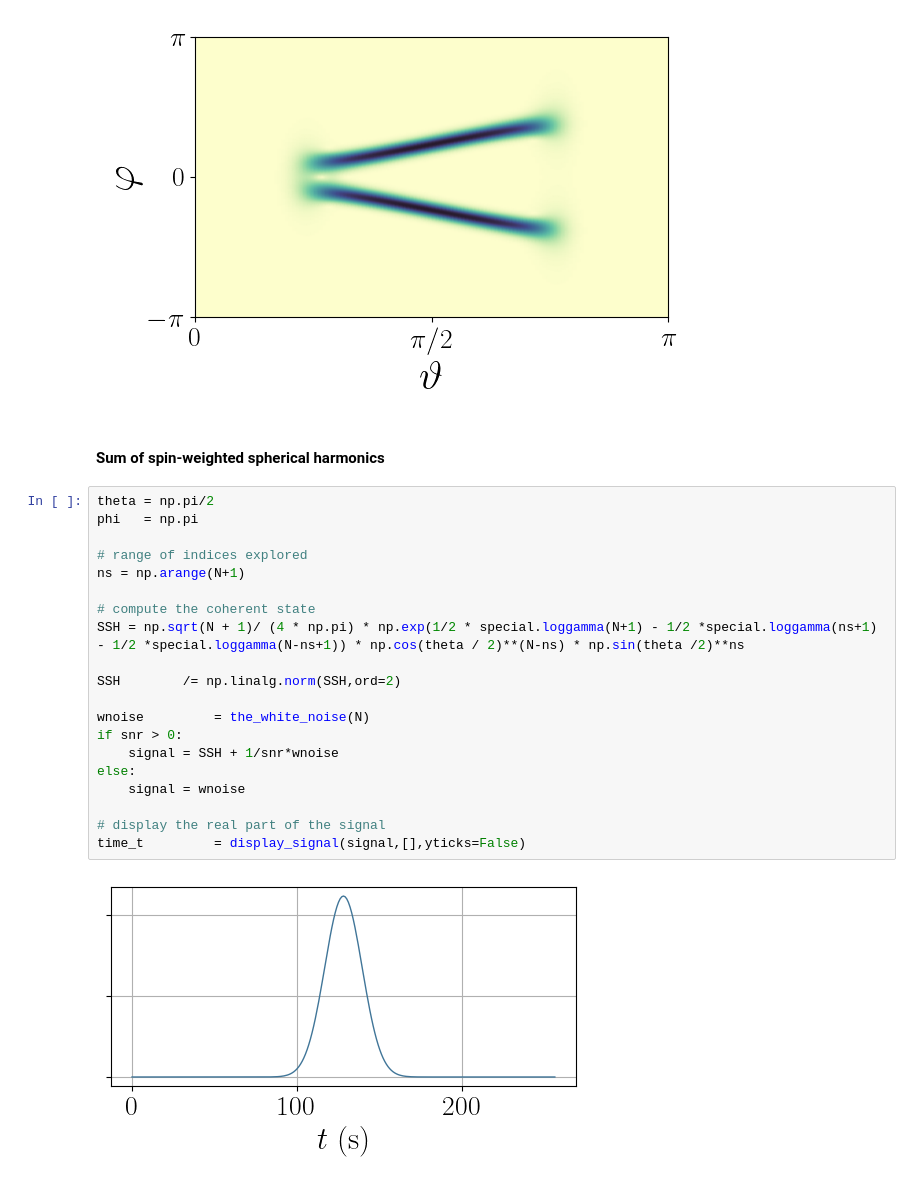
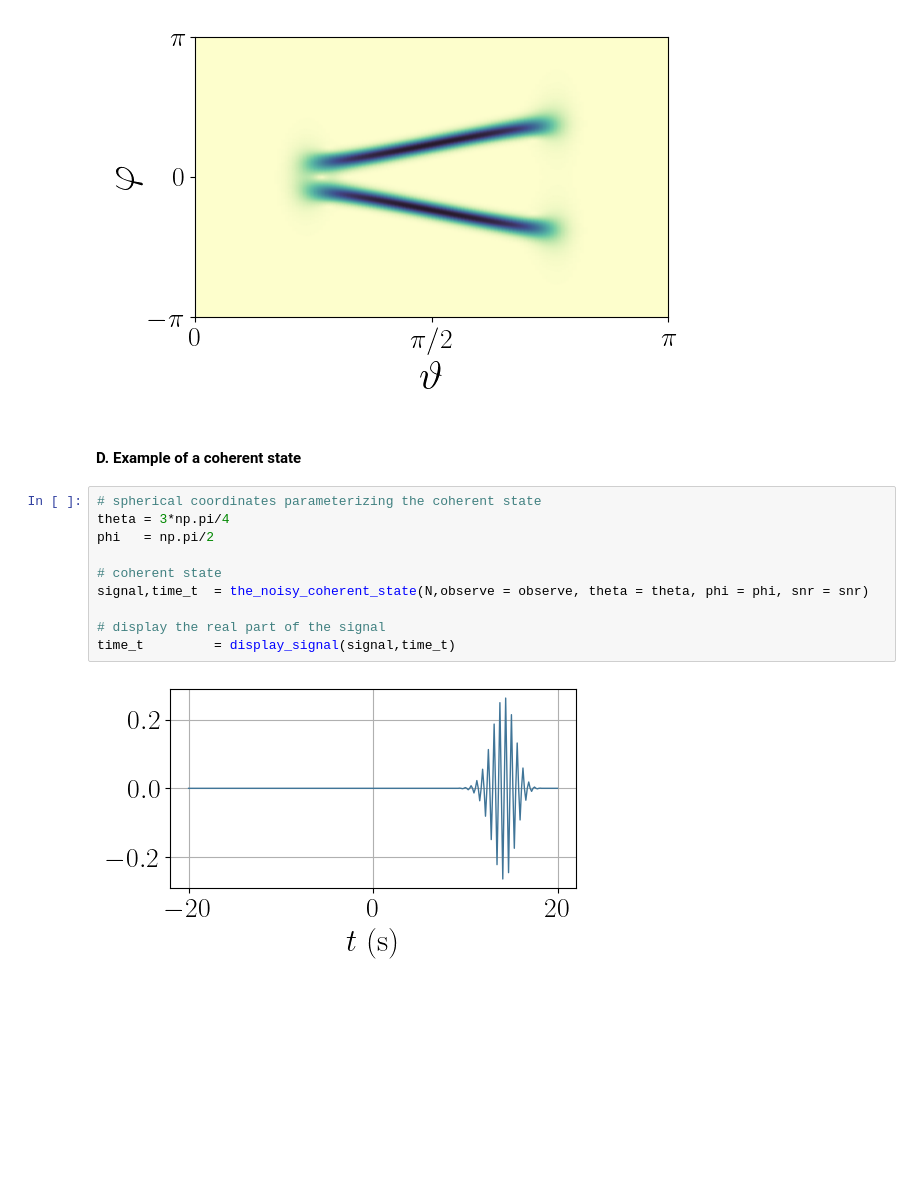
Before and after one commit to GRETSI-2025/GRETSI25_Label-Argent_Transformee-de-Kravchuk-realignee-implementation-efficace-et-illustration, a Jupyter notebook: notebooks/kravchuk-elementary-signals.ipynb, the cells around one changed output. Cells and saved outputs as stored; diff of their text form; blank space fills up the shorter version.

```diff
--- a/notebooks/kravchuk-elementary-signals.ipynb
+++ b/notebooks/kravchuk-elementary-signals.ipynb
@@ -76,30 +76,20 @@ Fs,thetas,phis     = the_new_transform(signal)
 planar_display(np.exp(np.abs(Fs)),[],[],thetas,phis)
 # %% [output]
 [figure]
-# %% [markdown]
-#### Sum of spin-weighted spherical harmonics
-# %%
-theta = np.pi/2
-phi   = np.pi
-
-# range of indices explored
-ns = np.arange(N+1)
-
-# compute the coherent state
-SSH = np.sqrt(N + 1)/ (4 * np.pi) * np.exp(1/2 * special.loggamma(N+1) - 1/2 *special.loggamma(ns+1) - 1/2 *special.loggamma(N-ns+1)) * np.cos(theta / 2)**(N-ns) * np.sin(theta /2)**ns
-
-SSH        /= np.linalg.norm(SSH,ord=2)
-
-wnoise         = the_white_noise(N)
-if snr > 0:
-    signal = SSH + 1/snr*wnoise
-else:
-    signal = wnoise
-
-# display the real part of the signal
-time_t         = display_signal(signal,[],yticks=False)
-# %% [output]
-[figure, removed]
+# %% [markdown]
+#### D. Example of a coherent state
+# %%
+# spherical coordinates parameterizing the coherent state
+theta = 3*np.pi/4
+phi   = np.pi/2
+
+# coherent state
+signal,time_t  = the_noisy_coherent_state(N,observe = observe, theta = theta, phi = phi, snr = snr)
+
+# display the real part of the signal
+time_t         = display_signal(signal,time_t)
+# %% [output]
+[figure, added]
 # %%
 # compute the transform from Spin Spherical Harmonics
 Fs,thetas,phis     = the_new_transform(signal)
```
Also changed, not shown: parts of 5 cells of this notebook, 2 other files.
